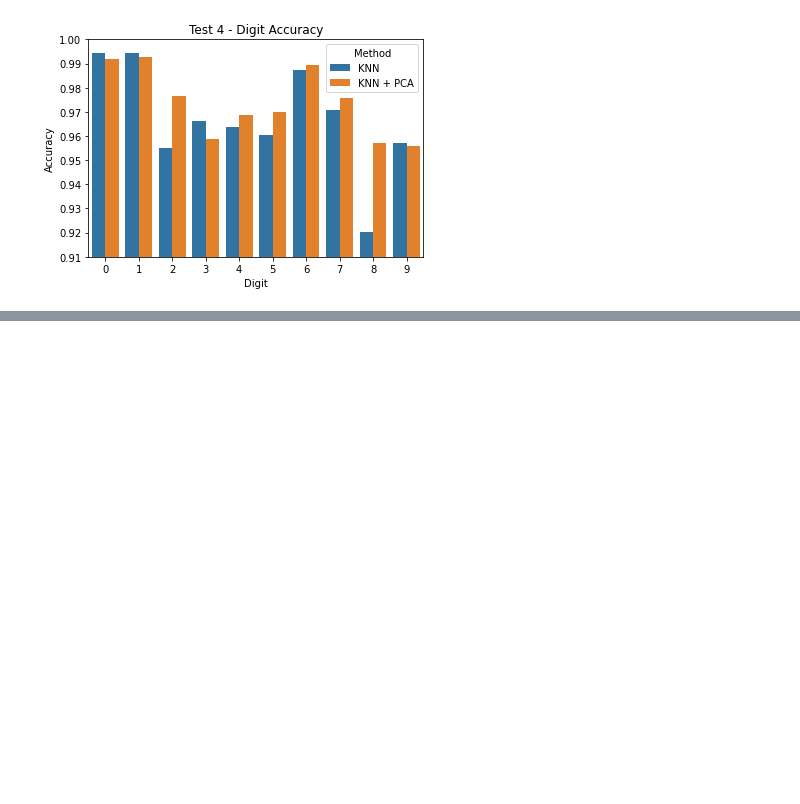
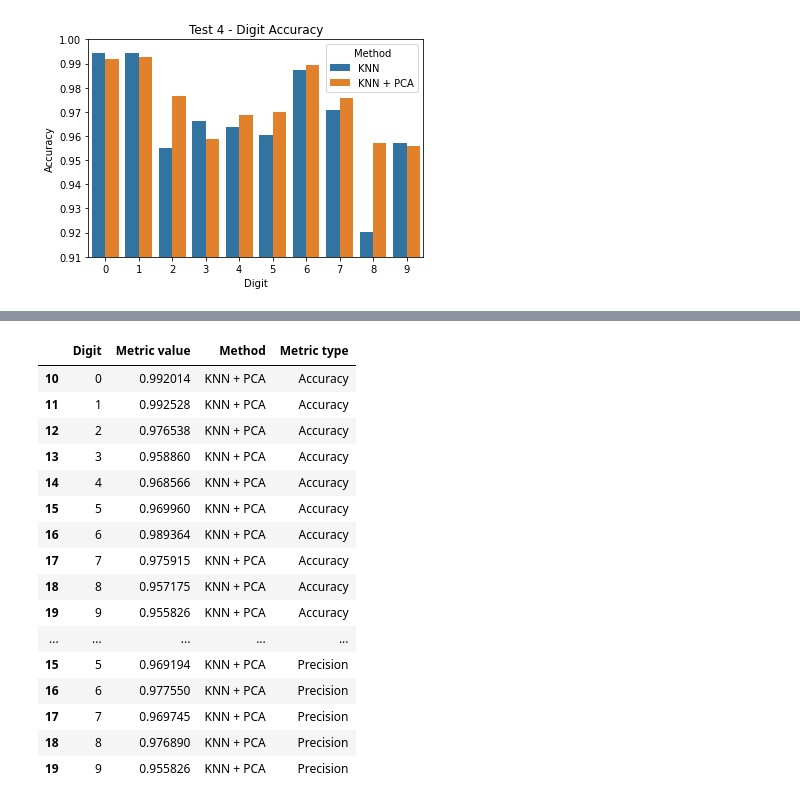
Before and after one commit to brianarrondo/metnum-tp2, a Jupyter notebook: notebooks/graphics.ipynb, the cells around one changed output, grey strips where cells are left out. Drawn from its saved outputs; the diff is of its cells as text; code cells hidden in the pictures; blank space fills up the shorter version.

```diff
--- a/notebooks/graphics.ipynb
+++ b/notebooks/graphics.ipynb
@@ -163,0 +207,31 @@ plt.ylim(0.91, 1)
+# %%
+data = pd.read_csv('tests_csv/test4.csv')
+
+PCA_data = data[data['Method'] == 'KNN + PCA']
+
+PCA_accuracy_data = PCA_data.drop('Precision', 1).rename(columns={'Accuracy': 'Metric value'})
+PCA_accuracy_data['Metric type'] = 'Accuracy'
+PCA_precision_data = PCA_data.drop('Accuracy', 1).rename(columns={'Precision': 'Metric value'})
+PCA_precision_data['Metric type'] = 'Precision'
+
+data = pd.concat([PCA_accuracy_data,PCA_precision_data])
+
+data
+# %% [output]
+|  | Digit | Metric value | Method | Metric type |
+| 10 | 0 | 0.992014 | KNN + PCA | Accuracy |
+| 11 | 1 | 0.992528 | KNN + PCA | Accuracy |
+| 12 | 2 | 0.976538 | KNN + PCA | Accuracy |
+| 13 | 3 | 0.958860 | KNN + PCA | Accuracy |
+| 14 | 4 | 0.968566 | KNN + PCA | Accuracy |
+| 15 | 5 | 0.969960 | KNN + PCA | Accuracy |
+| 16 | 6 | 0.989364 | KNN + PCA | Accuracy |
+| 17 | 7 | 0.975915 | KNN + PCA | Accuracy |
+| 18 | 8 | 0.957175 | KNN + PCA | Accuracy |
+| 19 | 9 | 0.955826 | KNN + PCA | Accuracy |
+| ... | ... | ... | ... | ... |
+| 15 | 5 | 0.969194 | KNN + PCA | Precision |
+| 16 | 6 | 0.977550 | KNN + PCA | Precision |
+| 17 | 7 | 0.969745 | KNN + PCA | Precision |
+| 18 | 8 | 0.976890 | KNN + PCA | Precision |
+| 19 | 9 | 0.955826 | KNN + PCA | Precision |
```
Also changed, not shown: parts of 6 cells of this notebook.
